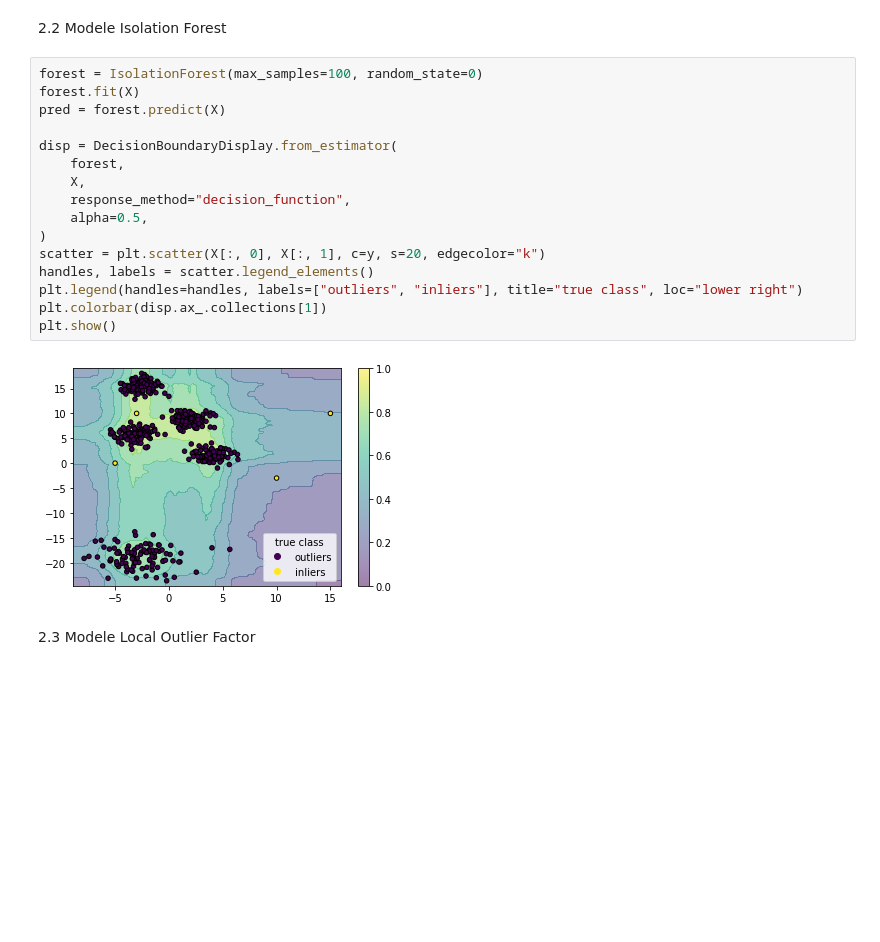
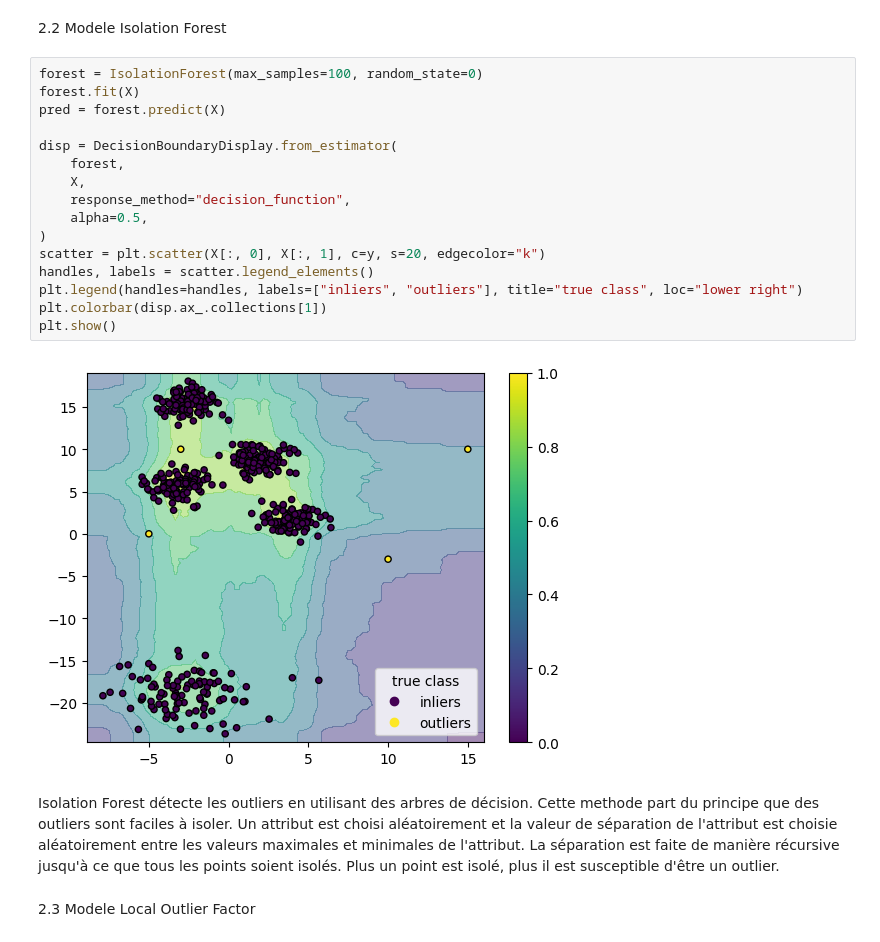
Before and after one commit to pidoux7/XAI, a Jupyter notebook: TME8/TME8.ipynb, the cells around one changed output. Cells and saved outputs as stored; diff of their text form; blank space fills up the shorter version.

```diff
--- a/TME8/TME8.ipynb
+++ b/TME8/TME8.ipynb
@@ -144,21 +147,24 @@ No artists with labels found to put in legend.  Note that artists whose label st
 # %%
 forest = IsolationForest(max_samples=100, random_state=0)
 forest.fit(X)
 pred = forest.predict(X)
 
 disp = DecisionBoundaryDisplay.from_estimator(
     forest,
     X,
     response_method="decision_function",
     alpha=0.5,
 )
 scatter = plt.scatter(X[:, 0], X[:, 1], c=y, s=20, edgecolor="k")
 handles, labels = scatter.legend_elements()
-plt.legend(handles=handles, labels=["outliers", "inliers"], title="true class", loc="lower right")
+plt.legend(handles=handles, labels=["inliers", "outliers"], title="true class", loc="lower right")
 plt.colorbar(disp.ax_.collections[1])
 plt.show()
 # %% [output]
-[figure, old version]
+[figure, new version]
+# %% [markdown]
+Isolation Forest détecte les outliers en utilisant des arbres de décision. Cette methode part du principe que des outliers sont faciles à isoler. Un attribut est choisi aléatoirement et la valeur de séparation de l'attribut est choisie aléatoirement entre les valeurs maximales et minimales de l'attribut. La séparation est faite de manière récursive jusqu'à ce que tous les points soient isolés.
+Plus un point est isolé, plus il est susceptible d'être un outlier.
 # %% [markdown]
 2.3 Modele Local Outlier Factor
 # %%
```
Also changed, not shown: parts of 46 cells of this notebook.
